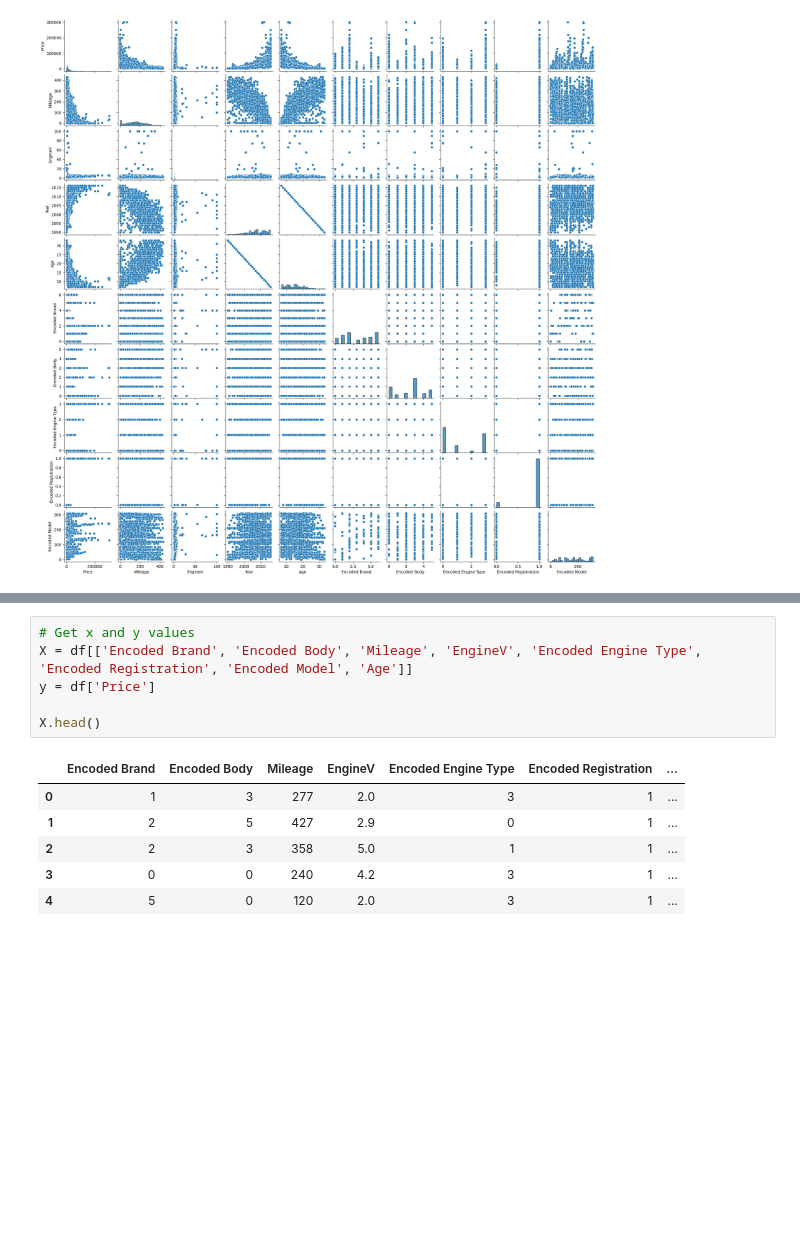
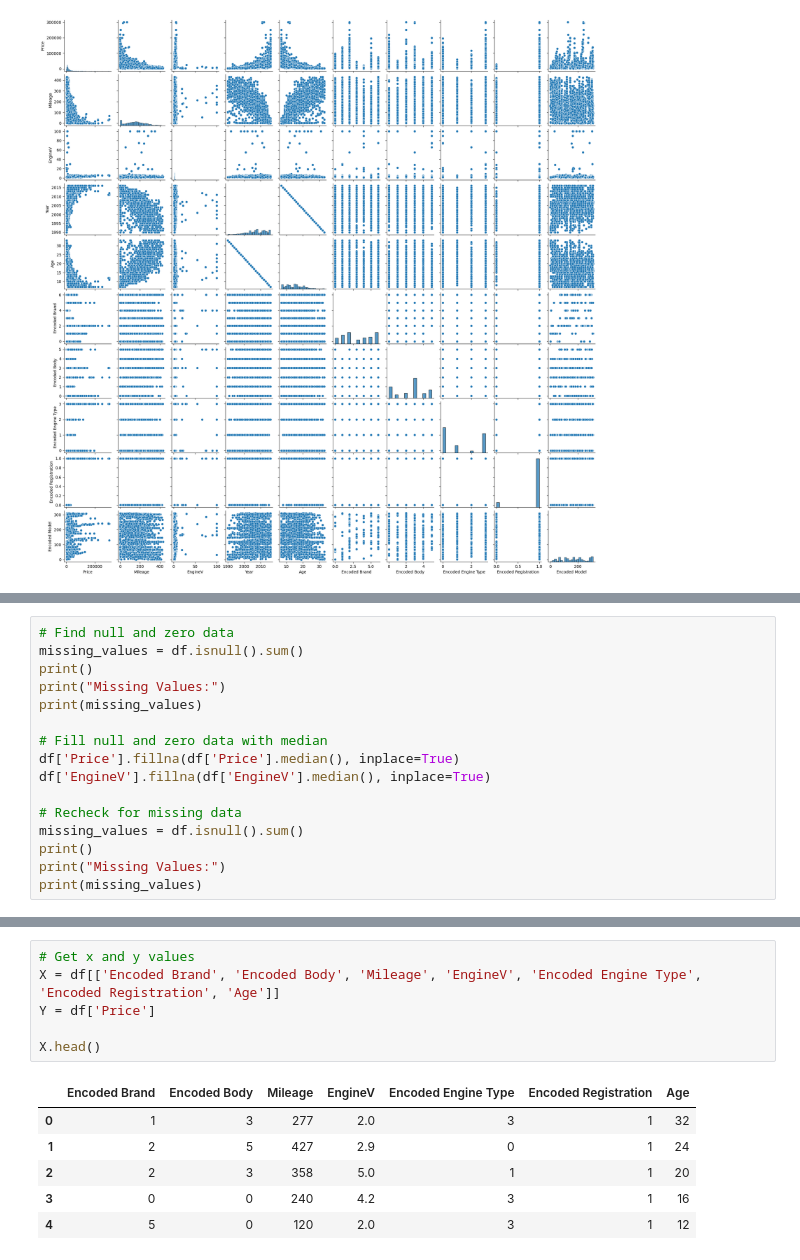
Before and after one commit to HansJoachimW/AFL3-Statistics, a Jupyter notebook: AFL3_CarPrice.ipynb, the cells around one changed output, grey strips where cells are left out. Cells and saved outputs as stored; diff of their text form; blank space fills up the shorter version.

```diff
--- a/AFL3_CarPrice.ipynb
+++ b/AFL3_CarPrice.ipynb
@@ -110,0 +118,16 @@ plt.show()
+# %%
+# Find null and zero data
+missing_values = df.isnull().sum()
+print()
+print("Missing Values:")
+print(missing_values)
+
+# Fill null and zero data with median
+df['Price'].fillna(df['Price'].median(), inplace=True)
+df['EngineV'].fillna(df['EngineV'].median(), inplace=True)
+
+# Recheck for missing data
+missing_values = df.isnull().sum()
+print()
+print("Missing Values:")
+print(missing_values)
@@ -111,13 +152,13 @@ plt.show()
 # %%
 # Get x and y values
-X = df[['Encoded Brand', 'Encoded Body', 'Mileage', 'EngineV', 'Encoded Engine Type', 'Encoded Registration', 'Encoded Model', 'Age']]
-y = df['Price']
+X = df[['Encoded Brand', 'Encoded Body', 'Mileage', 'EngineV', 'Encoded Engine Type', 'Encoded Registration', 'Age']]
+Y = df['Price']
 
 X.head()
 # %% [output]
-|  | Encoded Brand | Encoded Body | Mileage | EngineV | Encoded Engine Type | Encoded Registration | ... |
-| 0 | 1 | 3 | 277 | 2.0 | 3 | 1 | ... |
-| 1 | 2 | 5 | 427 | 2.9 | 0 | 1 | ... |
-| 2 | 2 | 3 | 358 | 5.0 | 1 | 1 | ... |
-| 3 | 0 | 0 | 240 | 4.2 | 3 | 1 | ... |
-| 4 | 5 | 0 | 120 | 2.0 | 3 | 1 | ... |
+|  | Encoded Brand | Encoded Body | Mileage | EngineV | Encoded Engine Type | Encoded Registration | Age |
+| 0 | 1 | 3 | 277 | 2.0 | 3 | 1 | 32 |
+| 1 | 2 | 5 | 427 | 2.9 | 0 | 1 | 24 |
+| 2 | 2 | 3 | 358 | 5.0 | 1 | 1 | 20 |
+| 3 | 0 | 0 | 240 | 4.2 | 3 | 1 | 16 |
+| 4 | 5 | 0 | 120 | 2.0 | 3 | 1 | 12 |
```
Also changed, not shown: parts of 10 cells of this notebook.
